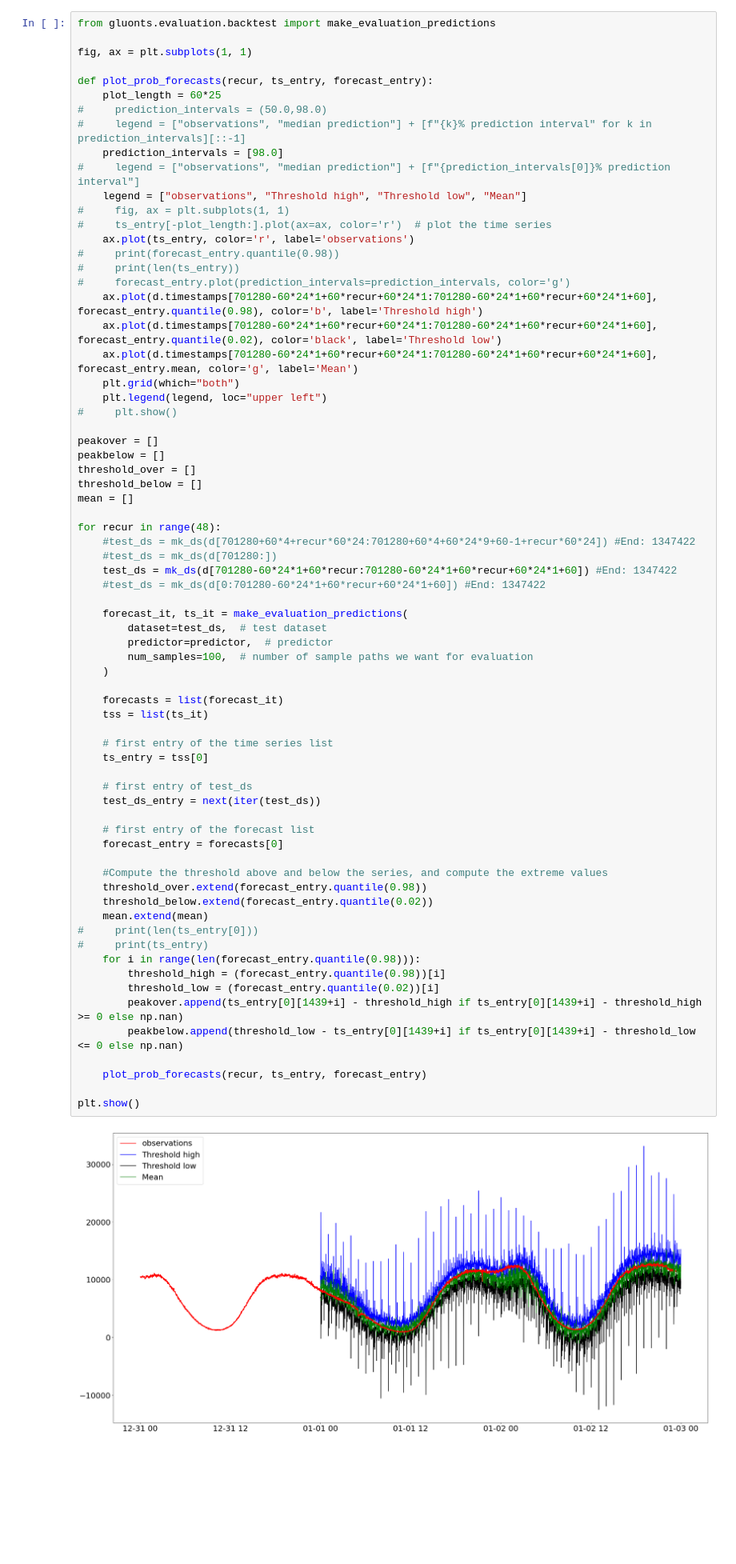
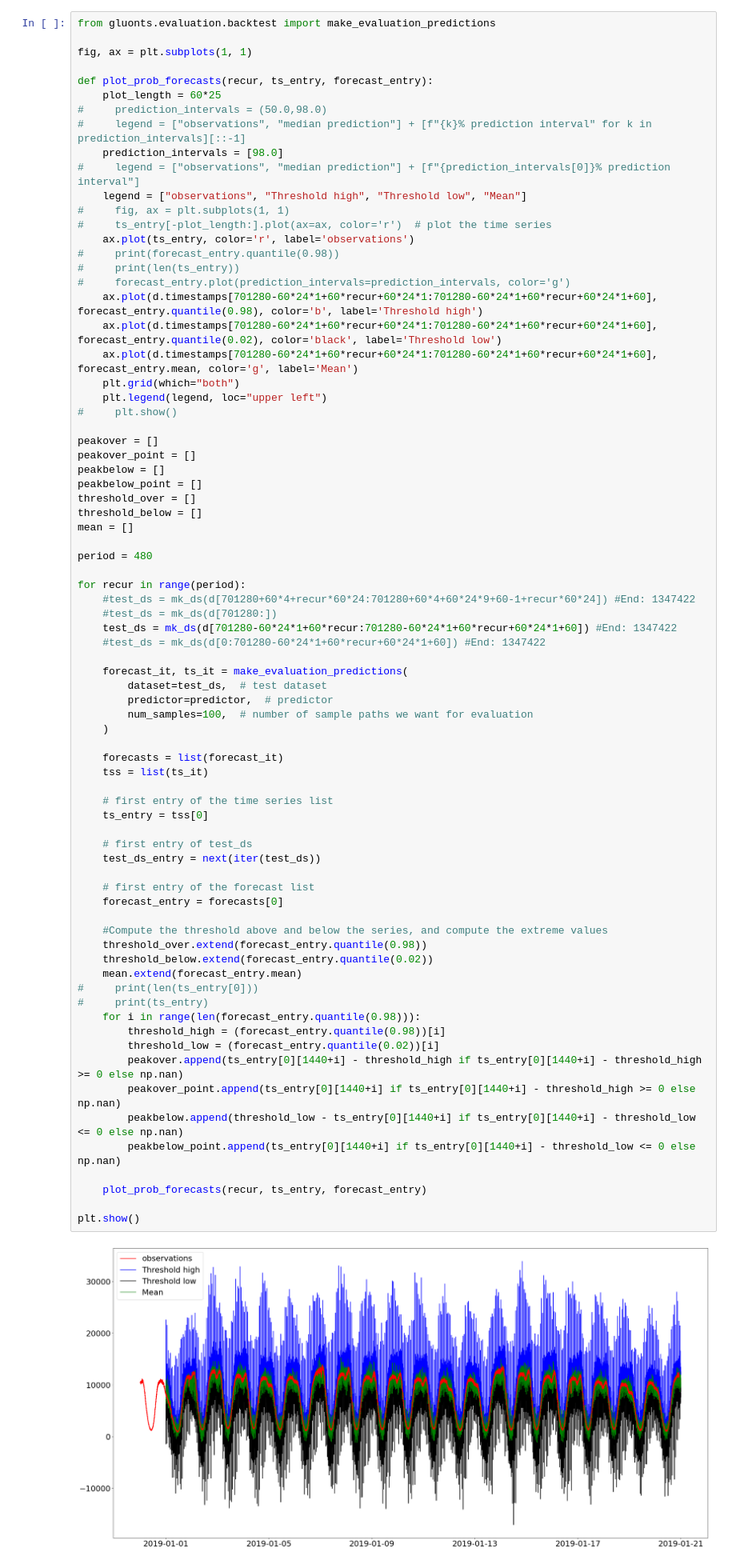
Before and after one commit to BingLiHanShuang/gluon-ts, a Jupyter notebook: US_POT_EVT.ipynb, the cells around one changed output. Shown at 80% size. Saved outputs shown, nothing was run; the diff lists cells and outputs as text; blank space fills up the shorter version.

```diff
--- a/US_POT_EVT.ipynb
+++ b/US_POT_EVT.ipynb
@@ -2373,12 +2375,16 @@ def plot_prob_forecasts(recur, ts_entry, forecast_entry):
 #     plt.show()
 
 peakover = []
+peakover_point = []
 peakbelow = []
+peakbelow_point = []
 threshold_over = []
 threshold_below = []
 mean = []
 
-for recur in range(48):
+period = 480
+
+for recur in range(period):
     #test_ds = mk_ds(d[701280+60*4+recur*60*24:701280+60*4+60*24*9+60-1+recur*60*24]) #End: 1347422
     #test_ds = mk_ds(d[701280:])
     test_ds = mk_ds(d[701280-60*24*1+60*recur:701280-60*24*1+60*recur+60*24*1+60]) #End: 1347422
@@ -2388,35 +2394,37 @@ for recur in range(48):
         dataset=test_ds,  # test dataset
         predictor=predictor,  # predictor
         num_samples=100,  # number of sample paths we want for evaluation
     )
 
     forecasts = list(forecast_it)
     tss = list(ts_it)
 
     # first entry of the time series list
     ts_entry = tss[0]
 
     # first entry of test_ds
     test_ds_entry = next(iter(test_ds))
 
     # first entry of the forecast list
     forecast_entry = forecasts[0]
 
     #Compute the threshold above and below the series, and compute the extreme values
     threshold_over.extend(forecast_entry.quantile(0.98))
     threshold_below.extend(forecast_entry.quantile(0.02))
-    mean.extend(mean)
+    mean.extend(forecast_entry.mean)
 #     print(len(ts_entry[0]))
 #     print(ts_entry)
     for i in range(len(forecast_entry.quantile(0.98))):
         threshold_high = (forecast_entry.quantile(0.98))[i]
         threshold_low = (forecast_entry.quantile(0.02))[i]
-        peakover.append(ts_entry[0][1439+i] - threshold_high if ts_entry[0][1439+i] - threshold_high >= 0 else np.nan)
-        peakbelow.append(threshold_low - ts_entry[0][1439+i] if ts_entry[0][1439+i] - threshold_low <= 0 else np.nan)
+        peakover.append(ts_entry[0][1440+i] - threshold_high if ts_entry[0][1440+i] - threshold_high >= 0 else np.nan)
+        peakover_point.append(ts_entry[0][1440+i] if ts_entry[0][1440+i] - threshold_high >= 0 else np.nan)
+        peakbelow.append(threshold_low - ts_entry[0][1440+i] if ts_entry[0][1440+i] - threshold_low <= 0 else np.nan)
+        peakbelow_point.append(ts_entry[0][1440+i] if ts_entry[0][1440+i] - threshold_low <= 0 else np.nan)
 
     plot_prob_forecasts(recur, ts_entry, forecast_entry)
 
 plt.show()
 # %% [output]
-[figure, old version]
+[figure, new version]
 # %%
```
Also changed, not shown: parts of 36 cells of this notebook.
